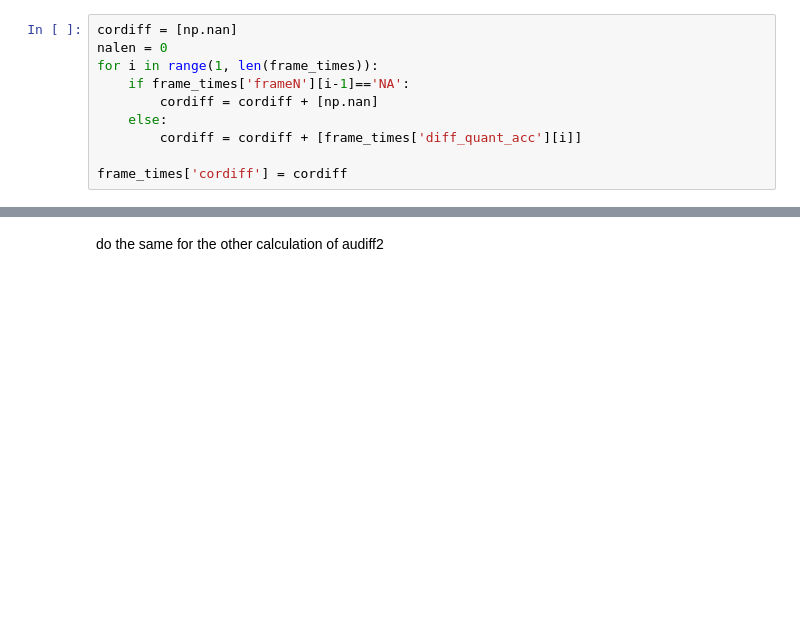
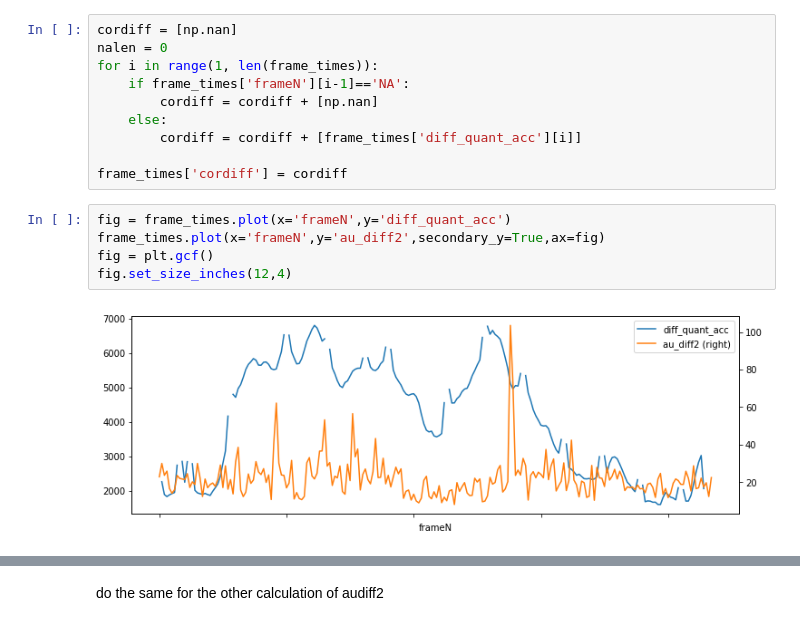
Before and after one commit to sbakst/audosync, a Jupyter notebook: second_derivative.ipynb, the cells around one changed output, grey strips where cells are left out. Drawn from its saved outputs; the diff is of its cells as text; blank space fills up the shorter version.

```diff
--- a/second_derivative.ipynb
+++ b/second_derivative.ipynb
@@ -89,6 +89,13 @@ for i in range(1, len(frame_times)):
         cordiff = cordiff + [frame_times['diff_quant_acc'][i]]
 
 frame_times['cordiff'] = cordiff
+# %%
+fig = frame_times.plot(x='frameN',y='diff_quant_acc')
+frame_times.plot(x='frameN',y='au_diff2',secondary_y=True,ax=fig)
+fig = plt.gcf()
+fig.set_size_inches(12,4)
+# %% [output]
+[figure, added]
 # %%
 stats.linregress(x=frame_times['cordiff'],y=frame_times['au_diff2'])
 validdf = frame_times[(frame_times['cordiff'] > 0) & (frame_times['au_diff2'] > 0)]
```
Also changed, not shown: parts of 10 cells of this notebook, 10 other files.
